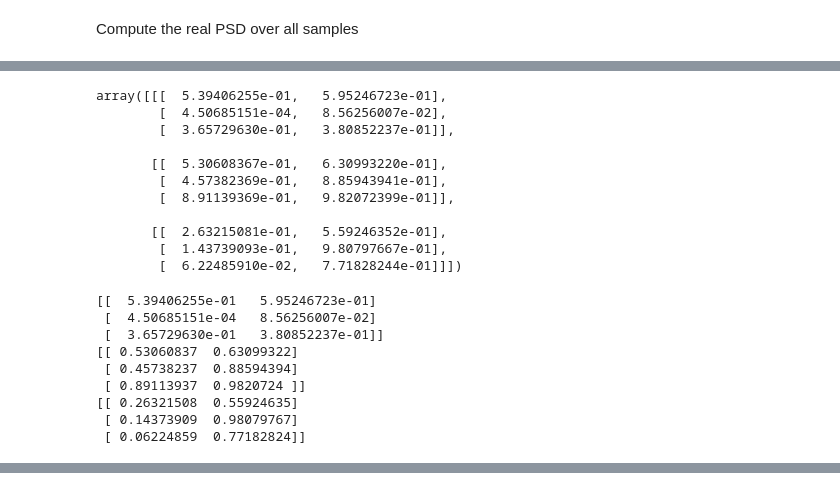
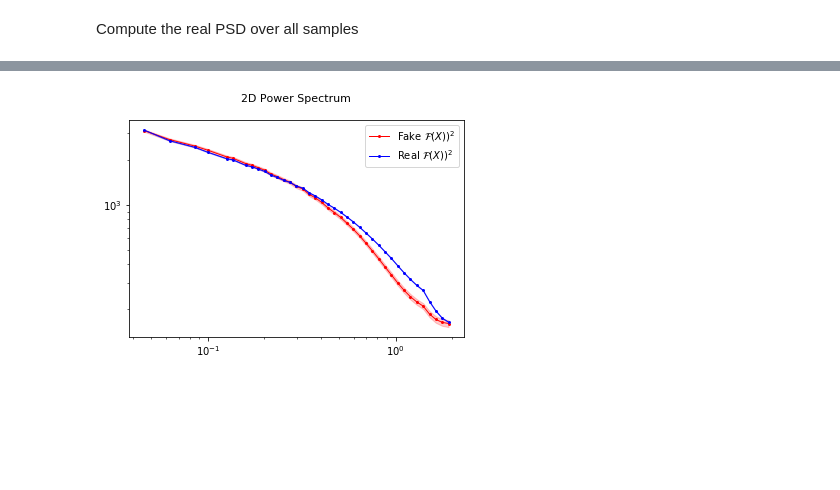
Before and after one commit to nperraud/darkmattergan, a Jupyter notebook: Model performance.ipynb, the cells around one changed output, grey strips where cells are left out. Cells and saved outputs as stored; diff of their text form; code cells hidden in the pictures; blank space fills up the shorter version.

```diff
--- a/Model performance.ipynb
+++ b/Model performance.ipynb
@@ -145,27 +84,3 @@ x = np.random.rand(3,3,2)
-# %%
-x
-# %% [output]
-array([[[  5.39406255e-01,   5.95246723e-01],
-        [  4.50685151e-04,   8.56256007e-02],
-        [  3.65729630e-01,   3.80852237e-01]],
-
-       [[  5.30608367e-01,   6.30993220e-01],
-        [  4.57382369e-01,   8.85943941e-01],
-        [  8.91139369e-01,   9.82072399e-01]],
-
-       [[  2.63215081e-01,   5.59246352e-01],
-        [  1.43739093e-01,   9.80797667e-01],
-        [  6.22485910e-02,   7.71828244e-01]]])
-# %%
-for e in npgen(x):
-    print(e)
-# %% [output]
-[[  5.39406255e-01   5.95246723e-01]
- [  4.50685151e-04   8.56256007e-02]
- [  3.65729630e-01   3.80852237e-01]]
-[[ 0.53060837  0.63099322]
- [ 0.45738237  0.88594394]
- [ 0.89113937  0.9820724 ]]
-[[ 0.26321508  0.55924635]
- [ 0.14373909  0.98079767]
- [ 0.06224859  0.77182824]]
+# %%
+logel2, l2, logel1, l1 = evaluation.compute_and_plot_psd(raw_images, gen_sample_raw)
+# %% [output]
@@ -171,0 +91 @@ for e in npgen(x):
+[figure, added]
```
Also changed, not shown: parts of 18 cells of this notebook, 4 other files.
